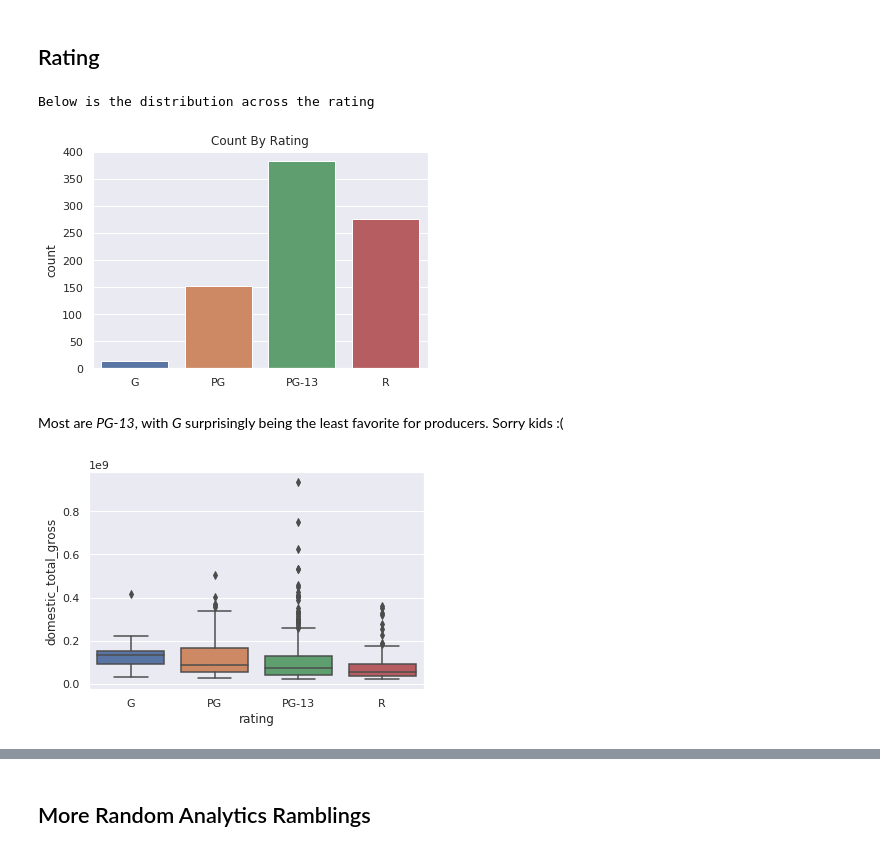
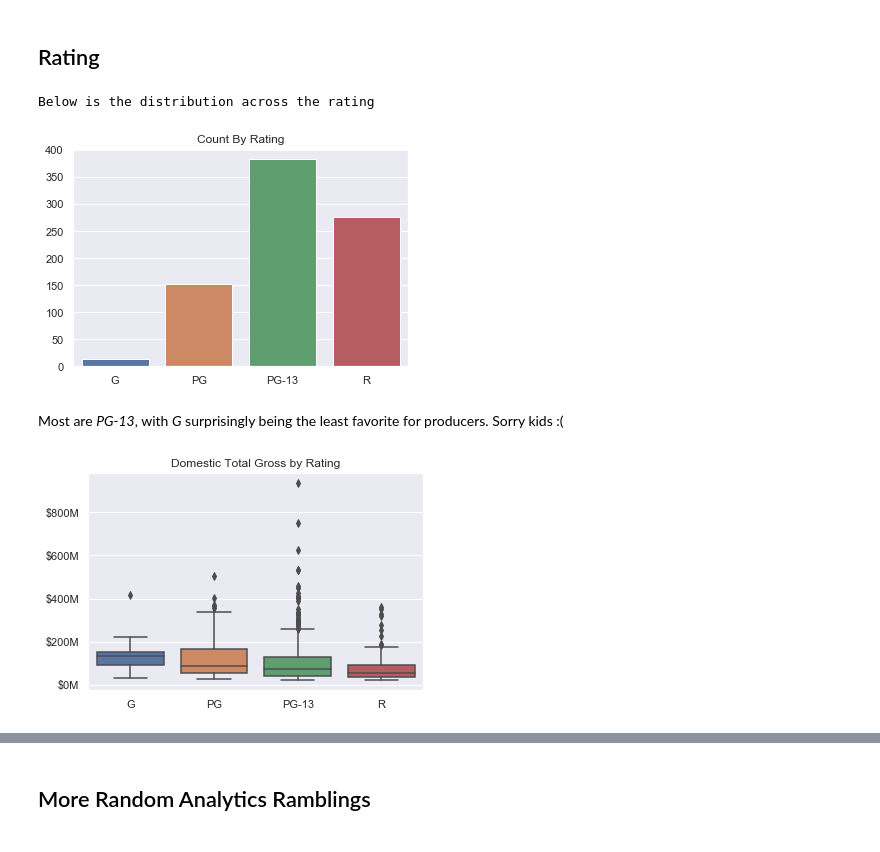
Before and after one commit to bfitzpa5/Metis_Projects, a Jupyter notebook: 02-luther/luther_eda.ipynb, the cells around one changed output, grey strips where cells are left out. Cells and saved outputs as stored; diff of their text form; code cells hidden in the pictures.

```diff
--- a/02-luther/luther_eda.ipynb
+++ b/02-luther/luther_eda.ipynb
@@ -23,8 +23,7 @@ df = (pd.read_csv('data/%s' % fname)
       .set_index('title')
       .assign(release_date=lambda x: x.release_date.astype('datetime64'),
               log_gross=lambda x: np.log(x.domestic_total_gross),
-              roi=lambda x: x.domestic_total_gross.div(x.budget),
-              log_roi=lambda x: np.log(x.roi)))
+              roi=lambda x: x.domestic_total_gross.div(x.budget) - 1))
 # %% [markdown]
 ## Features
 # %% [markdown]
@@ -448,17 +508,19 @@ plt.show()
 # %%
 print("Below is the distribution across the rating")
 x = df.rating
 rating_order = ['G', 'PG', 'PG-13', 'R']
 ax = sns.countplot(x, order=rating_order)
-ax.set(xlabel="", title="Count By Rating")
+ax.set(xlabel="", ylabel="", title="Count By Rating")
 plt.show()
 # %% [output]
 Below is the distribution across the rating
-[figure, old version]
+[figure, new version]
 # %% [markdown]
 Most are _PG-13_, with _G_ surprisingly being the least favorite for producers. Sorry kids :(
 # %%
-sns.boxplot(x='rating', y='domestic_total_gross', data=df, order=rating_order)
+ax = sns.boxplot(x='rating', y='domestic_total_gross', data=df, order=rating_order)
+ax.yaxis.set_major_formatter(formatter)
+ax.set(title='Domestic Total Gross by Rating', xlabel='', ylabel='')
 plt.show()
 # %% [output]
-[figure, old version]
+[figure, new version]
```
Also changed, not shown: parts of 57 cells of this notebook.
